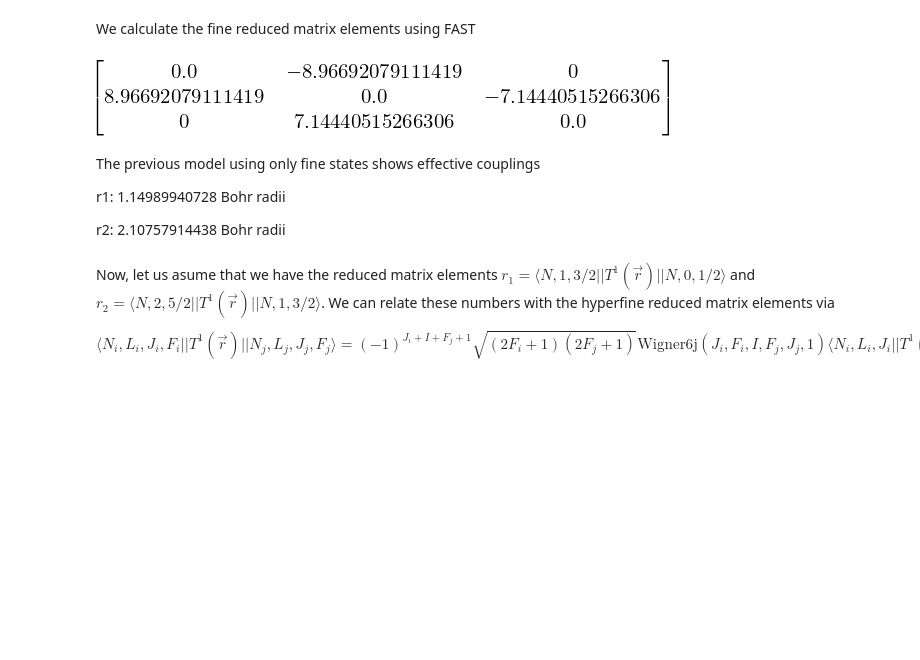
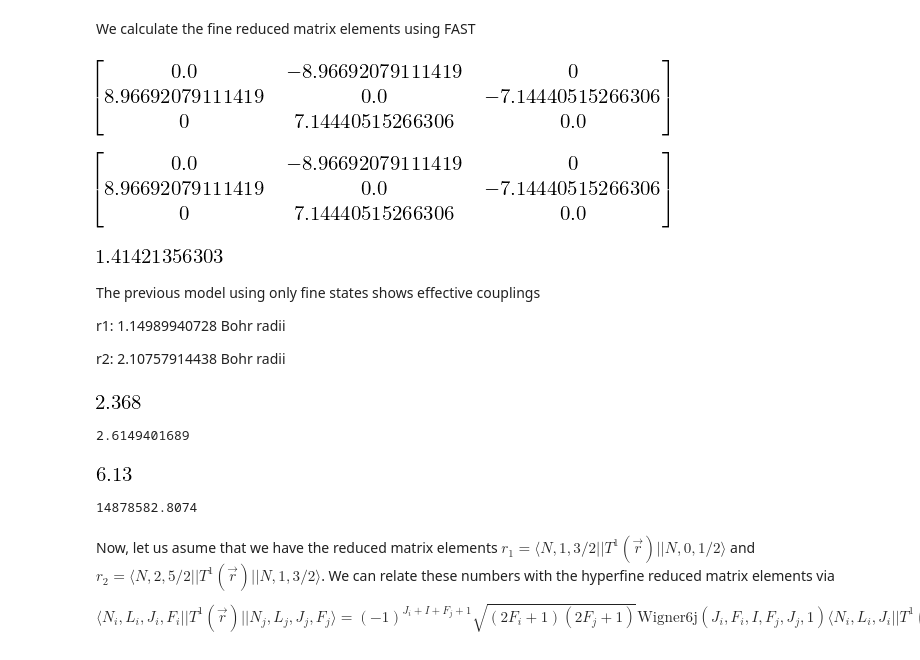
Before and after one commit to oscarlazoarjona/quantum_memories, a Jupyter notebook: examples/hyperfine_orca/Hyperfine numbers.ipynb, the cells around one changed output. Saved outputs shown, nothing was run; the diff lists cells and outputs as text; code cells hidden in the pictures; blank space fills up the shorter version.

```diff
--- a/examples/hyperfine_orca/Hyperfine numbers.ipynb
+++ b/examples/hyperfine_orca/Hyperfine numbers.ipynb
@@ -17,5 +17,15 @@ hyperfine_states = make_list_of_states(fine_states, "hyperfine", verbose=0)
 Ne = len(hyperfine_states)
 # %% [markdown]
 We calculate the fine reduced matrix elements using FAST
+# %%
+from scipy.constants import physical_constants
+from math import pi
+a0 = physical_constants["Bohr radius"][0]
+
+# In meters.
+r = Matrix(calculate_reduced_matrix_elements(fine_states))
+r
+# %% [output]
+[figure, added]
 # %%
 from scipy.constants import physical_constants
@@ -26,12 +37,51 @@ r = Matrix(calculate_reduced_matrix_elements(fine_states))#*a0
 r
 # %% [output]
 [figure]
+# %%
+mult=8.96692079111419/6.3405704948146
+mult
+# %% [output]
+[figure, added]
 # %% [markdown]
 The previous model using only fine states shows effective couplings
 
 r1: 1.14989940728 Bohr radii
 
 r2: 2.10757914438 Bohr radii
+# %%
+gamma32_mine = Transition(e3, e2).einsteinA
+gamma32_mine/2/pi*1e-6
+# %% [output]
+[figure, added]
+# %%
+from scipy.constants import e, hbar, c, epsilon_0
+from scipy.constants import physical_constants
+from math import pi
+
+a0 = physical_constants["Bohr radius"][0]
+r32 = 6.13*a0
+omega32 = Transition(e3,e2).omega
+factor = (3*pi*hbar*c**3*epsilon_0)/e**2
+gamma32_safronova = omega32**3 * r32**2 / (2*5.0/2.0+1)/factor
+print gamma32_safronova/2/pi*1e-6
+# %% [output]
+2.6149401689
+# %%
+Ji = 5.0/2
+r32_ = sqrt((2.0*Ji+1)*factor*gamma32_safronova/omega32**3)
+r32_/a0
+# %% [output]
+[figure, added]
+# %%
+gam = 2*pi*3.2e6
+# If the branching ratios between
+# 6D_5/2 -> 6P_3/2 and 6D_5/2 -> 7P_3/2
+# are 0.74 and 0.26 as they are for
+# 5D_5/2 -> 5P_3/2 and 5D_5/2 -> 6P_3/2 in rubidium, then
+gam1 = gam*0.74
+print gam1
+# %% [output]
+14878582.8074
 # %% [markdown]
 Now, let us asume that we have the reduced matrix elements $r_1 = \langle N, 1, 3/2|| T^1(\vec{r}) || N, 0, 1/2 \rangle$ and $r_2 = \langle N, 2, 5/2|| T^1(\vec{r}) || N, 1, 3/2 \rangle$. We can relate these numbers with the hyperfine reduced matrix elements via
 
```
Also changed, not shown: parts of 14 cells of this notebook, 2 other files.
